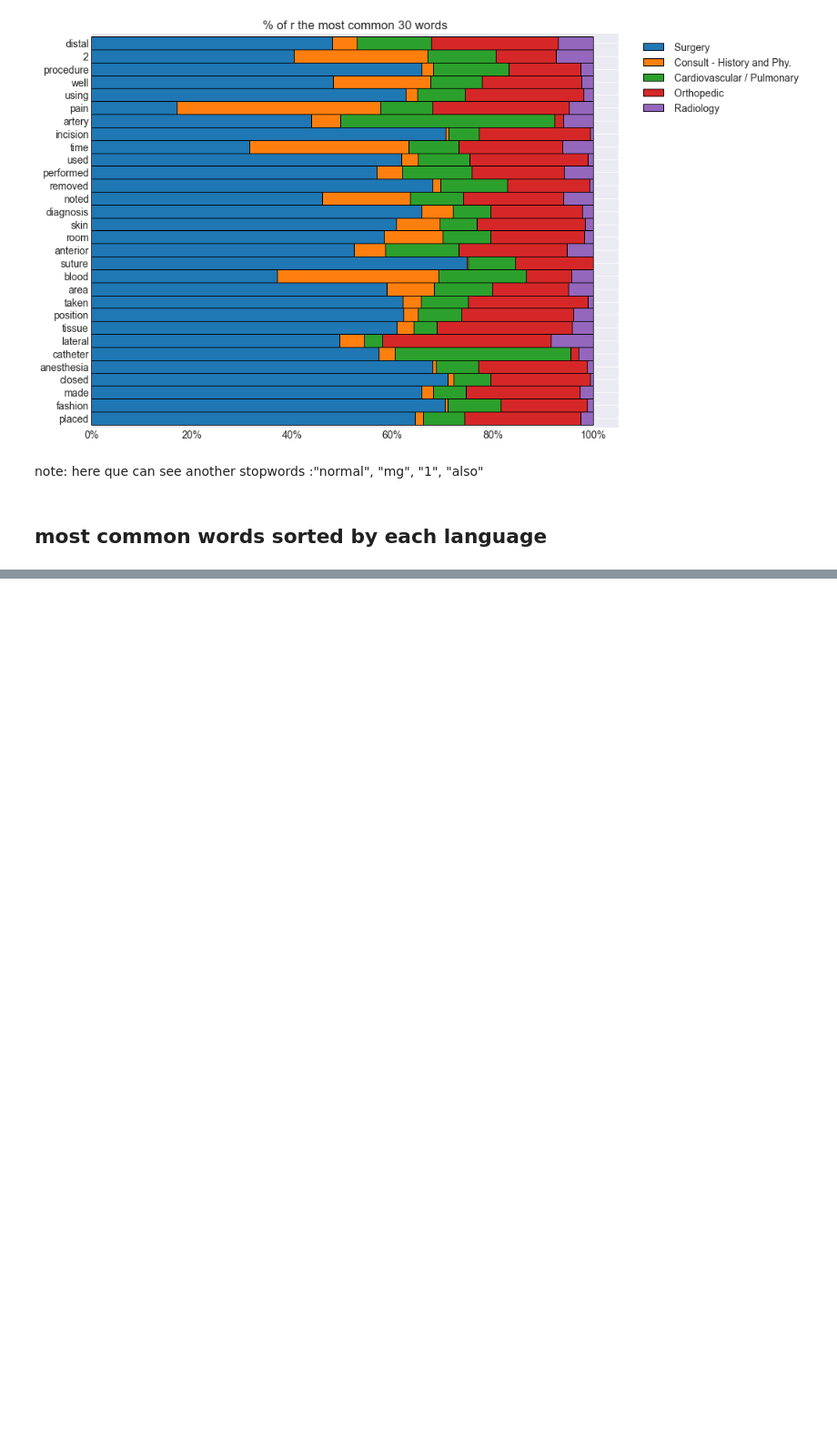
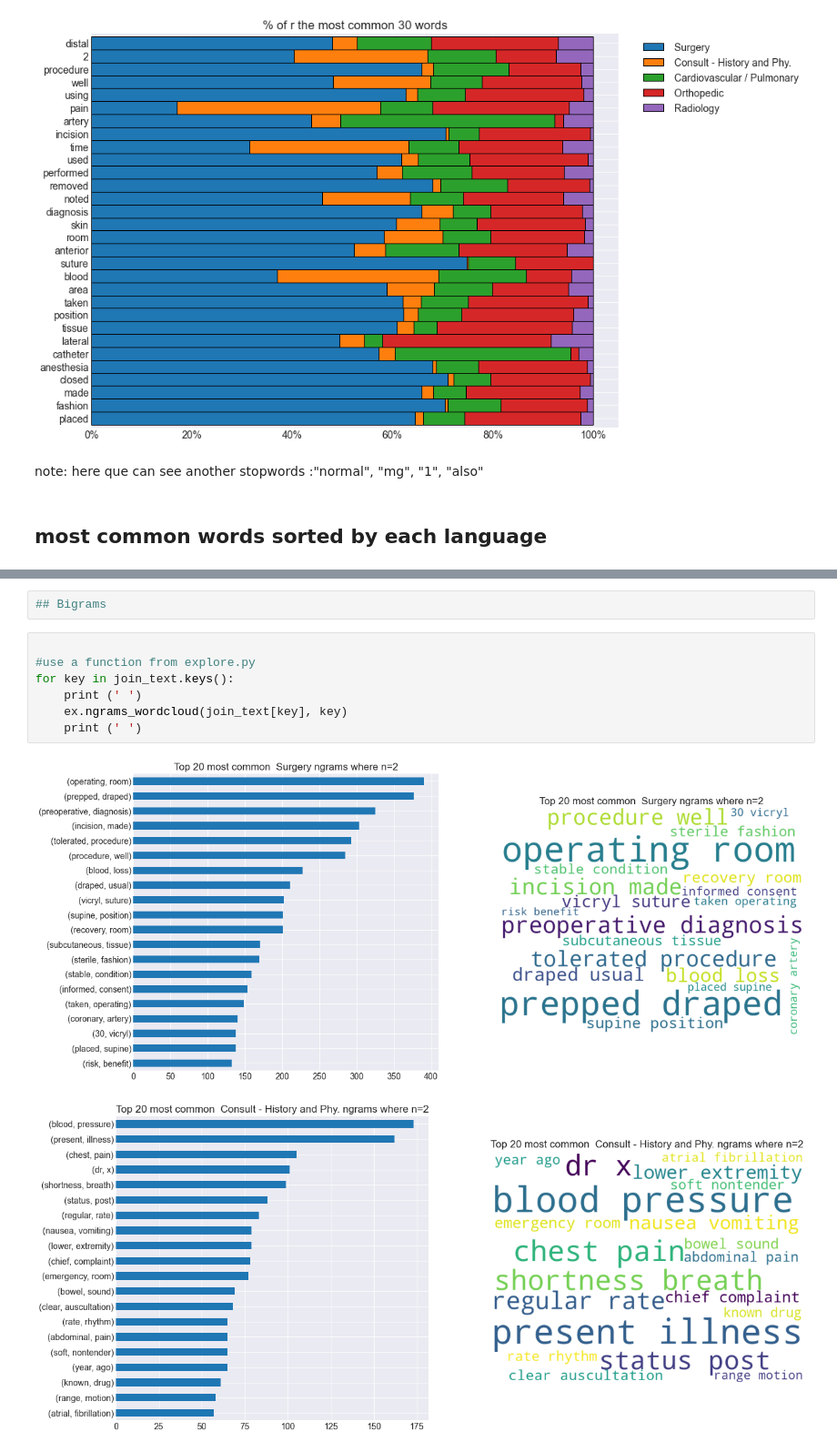
Before and after one commit to cindyvillanuevads/project_medical_text, a Jupyter notebook: initial_notebook.ipynb, the cells around one changed output, grey strips where cells are left out. Shown at 91% size. Saved outputs shown, nothing was run; the diff lists cells and outputs as text; blank space fills up the shorter version.

Commit message:
add bigrams

```diff
--- a/initial_notebook.ipynb
+++ b/initial_notebook.ipynb
@@ -408,0 +409,12 @@ for column in word_counts.drop(columns='all_words'):
+# %%
+## Bigrams
+# %%
+
+#use a function from explore.py
+for key in join_text.keys():
+    print (' ')
+    ex.ngrams_wordcloud(join_text[key], key)
+    print (' ')
+# %% [output]
+[figure, added]
+[figure, added]
```
Also changed, not shown: parts of 5 cells of this notebook.
